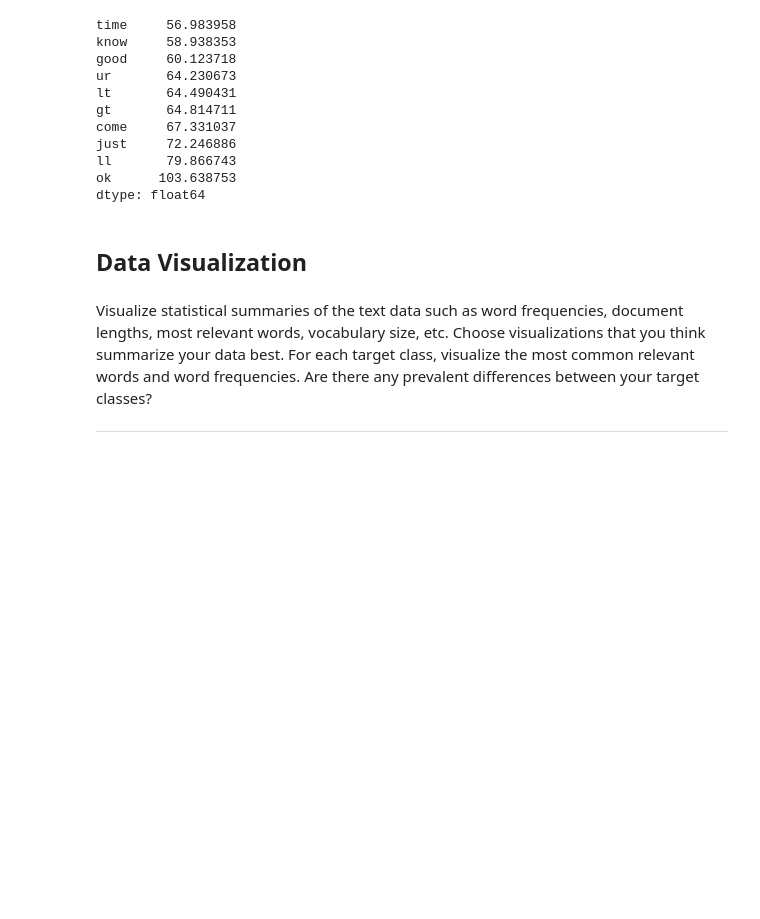
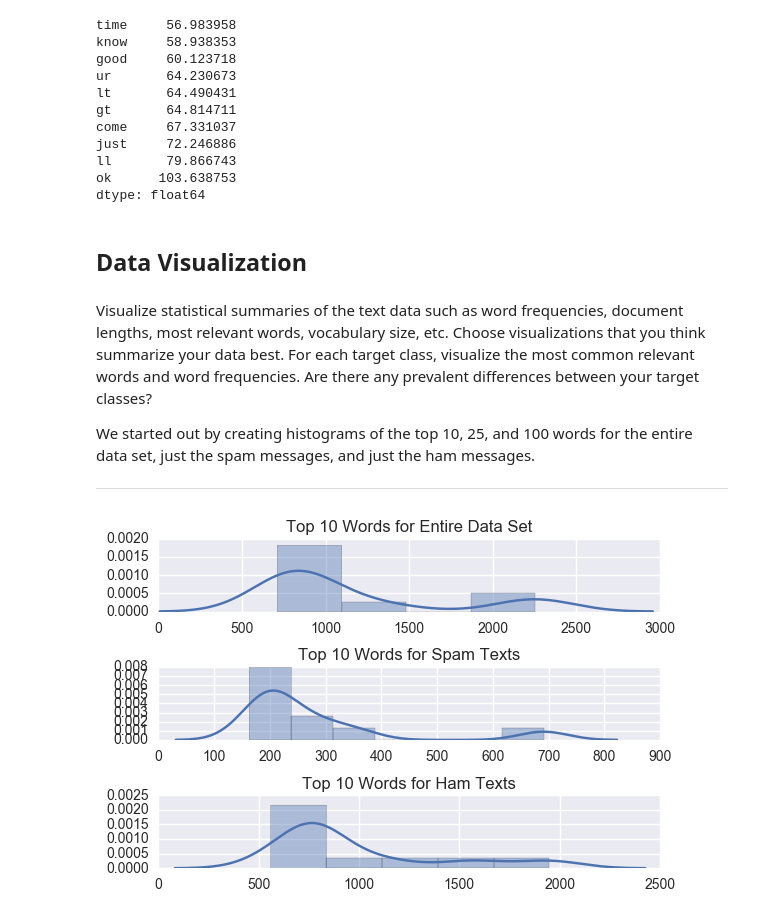
Before and after one commit to LukeWood/SpamVsHamDataAnalysis, a Jupyter notebook: DraftReport-2.ipynb, the cells around one changed output. Saved outputs shown, nothing was run; the diff lists cells and outputs as text; code cells hidden in the pictures; blank space fills up the shorter version.

```diff
--- a/DraftReport-2.ipynb
+++ b/DraftReport-2.ipynb
@@ -150,7 +150,39 @@ dtype: float64
 # %% [markdown]
 Visualize statistical summaries of the text data such as word frequencies, document lengths, most relevant words, vocabulary size, etc. Choose visualizations that you think summarize your data best.
 For each target class, visualize the most common relevant words and word frequencies. Are there any prevalent differences between your target classes?
+
+We started out by creating histograms of the top 10, 25, and 100 words for the entire data set, just the spam messages, and just the ham messages.
 ___
+# %%
+#first we load the text into a data frame.
+from sklearn.feature_extraction.text import CountVectorizer
+count_vect = CountVectorizer()
+
+lines = [" ".join(x.split('\t')[1:]) for x in open("data/SMSSpamCollection")]
+bag_words = count_vect.fit_transform(lines)
+
+import pandas as pd
+df = pd.DataFrame(data=bag_words.toarray(),columns=count_vect.get_feature_names())
+
+#add a column to determine whether a message is spam, or ham
+df["spam"] = [x.split('\t')[0] for x in open("data/SMSSpamCollection")]
+
+import matplotlib.pyplot as plt
+import seaborn as sns
+%matplotlib inline
+
+f, (a1,a2,a3) = plt.subplots(3)
+sns.distplot(df[[x for x in df.columns if x!="spam"]].sum().sort_values()[-10:], hist=True, ax=a1)
+a1.set_title("Top 10 Words for Entire Data Set")
+sns.distplot(df[df.spam == "spam"][[x for x in df.columns if x!="spam"]].sum().sort_values()[-10:], hist=True, ax=a2)
+a2.set_title("Top 10 Words for Spam Texts")
+sns.distplot(df[df.spam=="ham"][[x for x in df.columns if x!="spam"]].sum().sort_values()[-10:], hist=True, ax=a3)
+a3.set_title("Top 10 Words for Ham Texts")
+
+plt.tight_layout()
+plt.show()
+# %% [output]
+[figure, added]
 # %% [markdown]
 # Word Clouds
 We took the time to create two word clouds: one for spam and one for ham.
```
